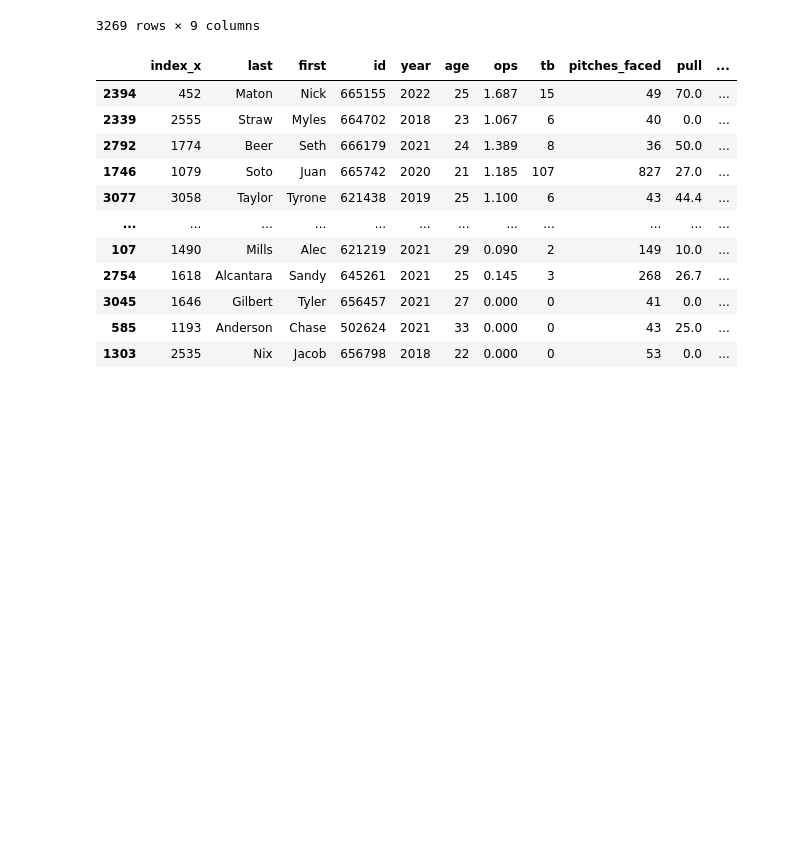
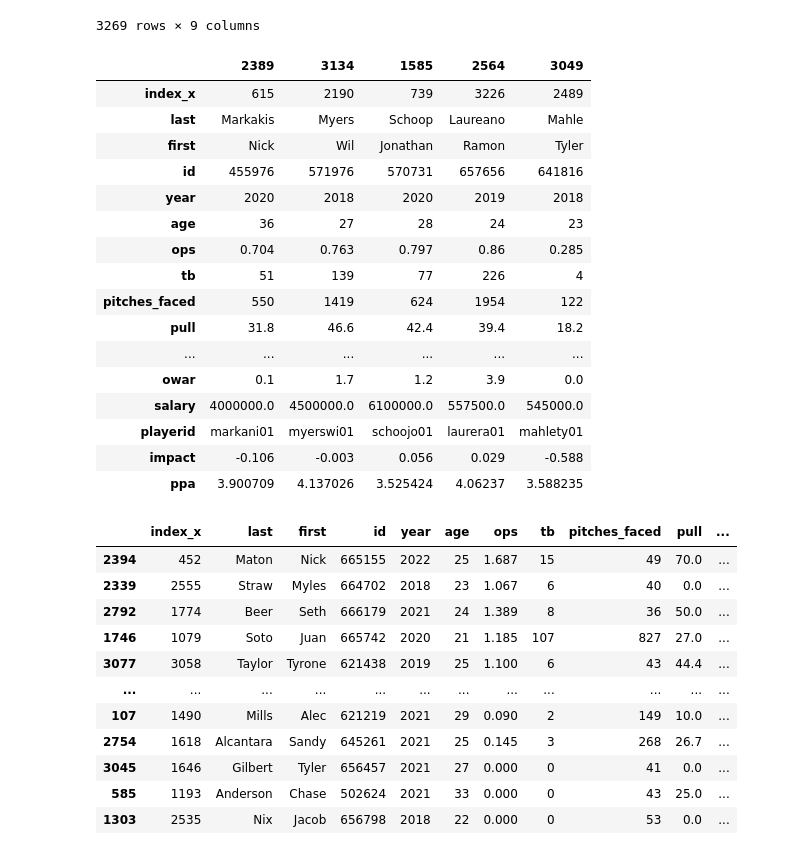
Before and after one commit to kevin-mal-smith/player_valuation, a Jupyter notebook: player_offense_valuation.ipynb, the cells around one changed output. Drawn from its saved outputs; the diff is of its cells as text; code cells hidden in the pictures; blank space fills up the shorter version.

```diff
--- a/player_offense_valuation.ipynb
+++ b/player_offense_valuation.ipynb
@@ -173,6 +173,26 @@ med_sal = train.salary.median()
 train.salary = train.salary.replace(np.NaN,med_sal)
 validate.salary = validate.salary.replace(np.NaN,med_sal)
 test.salary = test.salary.replace(np.NaN,med_sal)
+# %%
+train.head().T
+# %% [output]
+|  | 2389 | 3134 | 1585 | 2564 | 3049 |
+| index_x | 615 | 2190 | 739 | 3226 | 2489 |
+| last | Markakis | Myers | Schoop | Laureano | Mahle |
+| first | Nick | Wil | Jonathan | Ramon | Tyler |
+| id | 455976 | 571976 | 570731 | 657656 | 641816 |
+| year | 2020 | 2018 | 2020 | 2019 | 2018 |
+| age | 36 | 27 | 28 | 24 | 23 |
+| ops | 0.704 | 0.763 | 0.797 | 0.86 | 0.285 |
+| tb | 51 | 139 | 77 | 226 | 4 |
+| pitches_faced | 550 | 1419 | 624 | 1954 | 122 |
+| pull | 31.8 | 46.6 | 42.4 | 39.4 | 18.2 |
+| ... | ... | ... | ... | ... | ... |
+| owar | 0.1 | 1.7 | 1.2 | 3.9 | 0.0 |
+| salary | 4000000.0 | 4500000.0 | 6100000.0 | 557500.0 | 545000.0 |
+| playerid | markani01 | myerswi01 | schoojo01 | laurera01 | mahlety01 |
+| impact | -0.106 | -0.003 | 0.056 | 0.029 | -0.588 |
+| ppa | 3.900709 | 4.137026 | 3.525424 | 4.06237 | 3.588235 |
 # %%
 train.sort_values(by=['impact'],ascending=False)
 # %% [output]
```
Also changed, not shown: parts of 45 cells of this notebook, 7 other files.
